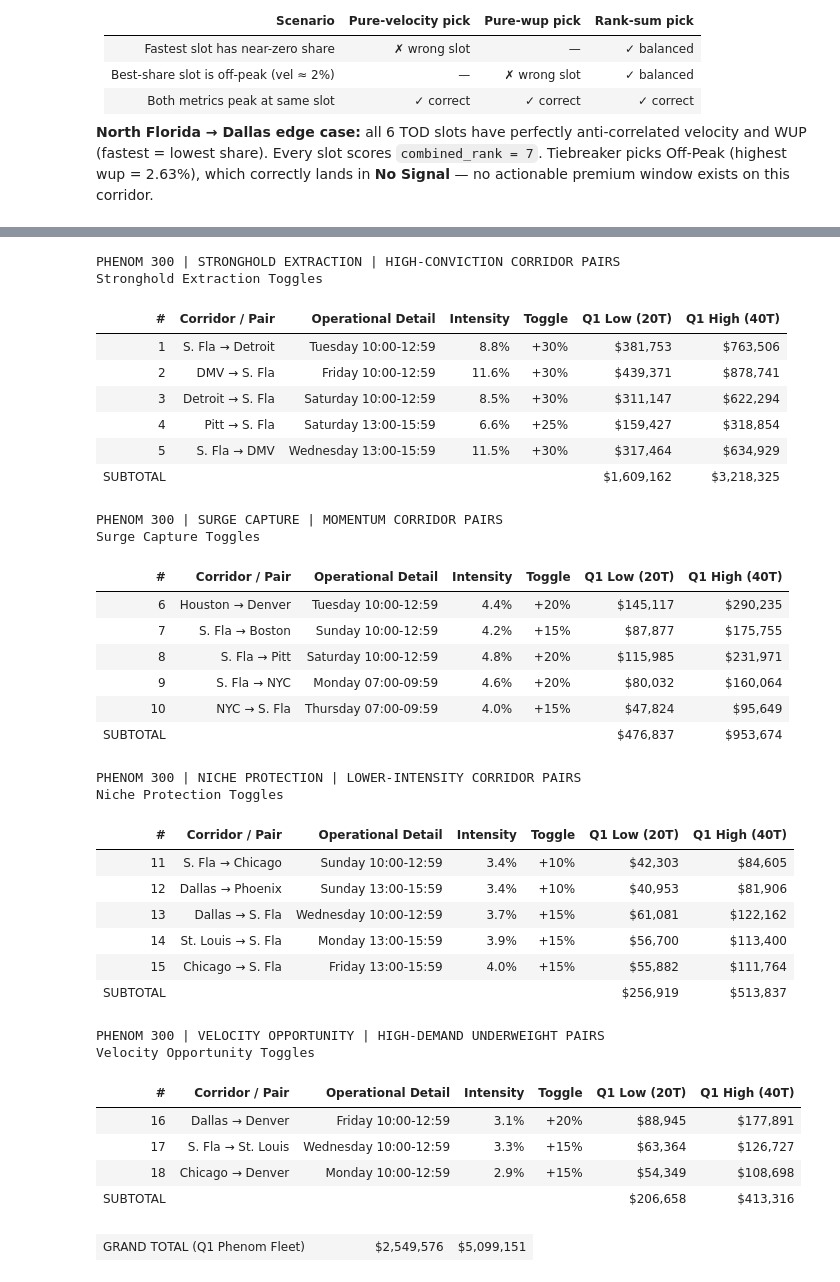
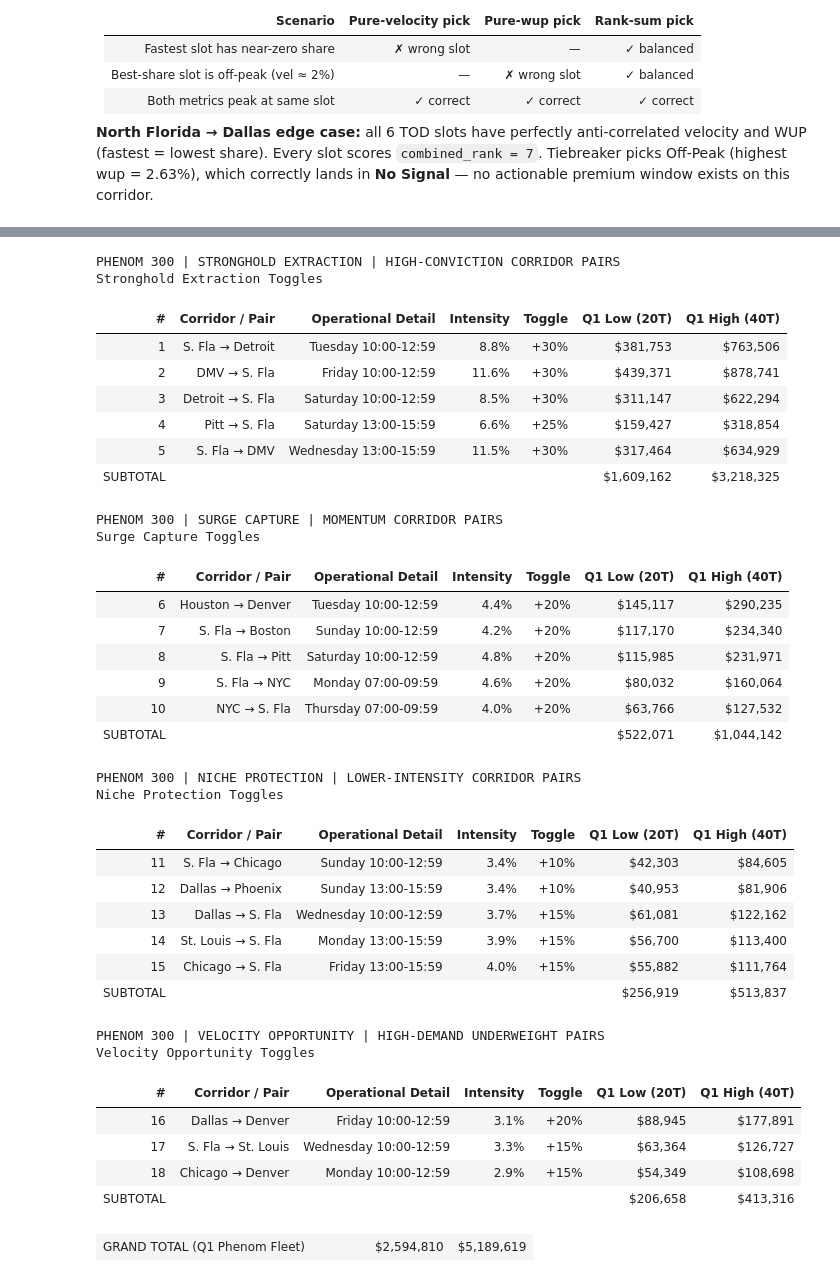
Before and after one commit to tausif-agntworksai/flight-pipeline, a Jupyter notebook: pricing/eda/vedant/wingx/calculation/lj_calculations.ipynb, the cells around one changed output, grey strips where cells are left out. Cells and saved outputs as stored; diff of their text form; code cells hidden in the pictures.

```diff
--- a/pricing/eda/vedant/wingx/calculation/lj_calculations.ipynb
+++ b/pricing/eda/vedant/wingx/calculation/lj_calculations.ipynb
@@ -463,7 +463,7 @@ we are only sizing the opportunity proportional to WUP's actual presence.
 #
 # Toggle (variable within each category, driven by SLI / wup / velocity):
 #   Stronghold  SLI > 2.0  -> +30%   else +25%
-#   Surge       wup > 4.3% -> +20%   else +15%
+#   Surge                  -> +20%
 #   Niche       wup > 3.6% -> +15%   else +10%
 #   Vel Opp     vel > 33%  -> +20%   else +15%
 # -----------------------------------------------------------------------------------------
@@ -477,7 +477,7 @@ NATIONAL_BASELINE = 4.0
 def _get_toggle(cat, wup, vel):
     sli = wup / 4.0
     if   cat == 'Stronghold Extraction': return 0.30 if sli  >  2.0 else 0.25
-    elif cat == 'Surge Capture':         return 0.20 if wup  >  4.3 else 0.15
+    elif cat == 'Surge Capture':         return 0.20
     elif cat == 'Niche Protection':      return 0.15 if wup  >  3.6 else 0.10
     elif cat == 'Velocity Opportunity':  return 0.20 if vel  > 33.0 else 0.15
     else:                                return 0.00
@@ -609,7 +609,7 @@ category_meta = {
 def _get_toggle(cat, wup, vel):
     sli = wup / 4.0
     if   cat == 'Stronghold Extraction': return 0.30 if sli  >  2.0 else 0.25
-    elif cat == 'Surge Capture':         return 0.20 if wup  >  4.3 else 0.15
+    elif cat == 'Surge Capture':         return 0.20
     elif cat == 'Niche Protection':      return 0.15 if wup  >  3.6 else 0.10
     elif cat == 'Velocity Opportunity':  return 0.20 if vel  > 33.0 else 0.15
     else:                                return 0.00
@@ -720,38 +720,38 @@ for cat in ['Stronghold Extraction', 'Surge Capture', 'Niche Protection', 'Veloc
 grand_low  = _active['val_low'].sum()
 grand_high = _active['val_high'].sum()
 html_out += f"""
 <div class="pex-wrap">
   <table class="pex-table">
     <tfoot>
       <tr>
         <td colspan="5" style="font-size:15px;">GRAND TOTAL (Q1 Phenom Fleet)</td>
         <td class="right" style="font-size:15px;">${grand_low:,.0f}</td>
         <td class="right" style="font-size:15px;">${grand_high:,.0f}</td>
       </tr>
     </tfoot>
   </table>
 </div>"""
 
 display(HTML(html_out))
 # %% [output]
 PHENOM 300 | STRONGHOLD EXTRACTION | HIGH-CONVICTION CORRIDOR PAIRS
 Stronghold Extraction Toggles
 | # | Corridor / Pair | Operational Detail | Intensity | Toggle | Q1 Low (20T) | Q1 High (40T) |
 | 1 | S. Fla → Detroit | Tuesday 10:00-12:59 | 8.8% | +30% | $381,753 | $763,506 |
 | 2 | DMV → S. Fla | Friday 10:00-12:59 | 11.6% | +30% | $439,371 | $878,741 |
 | 3 | Detroit → S. Fla | Saturday 10:00-12:59 | 8.5% | +30% | $311,147 | $622,294 |
 | 4 | Pitt → S. Fla | Saturday 13:00-15:59 | 6.6% | +25% | $159,427 | $318,854 |
 | 5 | S. Fla → DMV | Wednesday 13:00-15:59 | 11.5% | +30% | $317,464 | $634,929 |
 | SUBTOTAL |  |  |  |  | $1,609,162 | $3,218,325 |
 PHENOM 300 | SURGE CAPTURE | MOMENTUM CORRIDOR PAIRS
 Surge Capture Toggles
 | # | Corridor / Pair | Operational Detail | Intensity | Toggle | Q1 Low (20T) | Q1 High (40T) |
 | 6 | Houston → Denver | Tuesday 10:00-12:59 | 4.4% | +20% | $145,117 | $290,235 |
-| 7 | S. Fla → Boston | Sunday 10:00-12:59 | 4.2% | +15% | $87,877 | $175,755 |
+| 7 | S. Fla → Boston | Sunday 10:00-12:59 | 4.2% | +20% | $117,170 | $234,340 |
 | 8 | S. Fla → Pitt | Saturday 10:00-12:59 | 4.8% | +20% | $115,985 | $231,971 |
 | 9 | S. Fla → NYC | Monday 07:00-09:59 | 4.6% | +20% | $80,032 | $160,064 |
-| 10 | NYC → S. Fla | Thursday 07:00-09:59 | 4.0% | +15% | $47,824 | $95,649 |
-| SUBTOTAL |  |  |  |  | $476,837 | $953,674 |
+| 10 | NYC → S. Fla | Thursday 07:00-09:59 | 4.0% | +20% | $63,766 | $127,532 |
+| SUBTOTAL |  |  |  |  | $522,071 | $1,044,142 |
 PHENOM 300 | NICHE PROTECTION | LOWER-INTENSITY CORRIDOR PAIRS
 Niche Protection Toggles
 | # | Corridor / Pair | Operational Detail | Intensity | Toggle | Q1 Low (20T) | Q1 High (40T) |
@@ -768,4 +768,4 @@ Velocity Opportunity Toggles
 | 17 | S. Fla → St. Louis | Wednesday 10:00-12:59 | 3.3% | +15% | $63,364 | $126,727 |
 | 18 | Chicago → Denver | Monday 10:00-12:59 | 2.9% | +15% | $54,349 | $108,698 |
 | SUBTOTAL |  |  |  |  | $206,658 | $413,316 |
-| GRAND TOTAL (Q1 Phenom Fleet) |  |  |  |  | $2,549,576 | $5,099,151 |
+| GRAND TOTAL (Q1 Phenom Fleet) |  |  |  |  | $2,594,810 | $5,189,619 |
```
Also changed, not shown: parts of 6 cells of this notebook, 3 other files.
